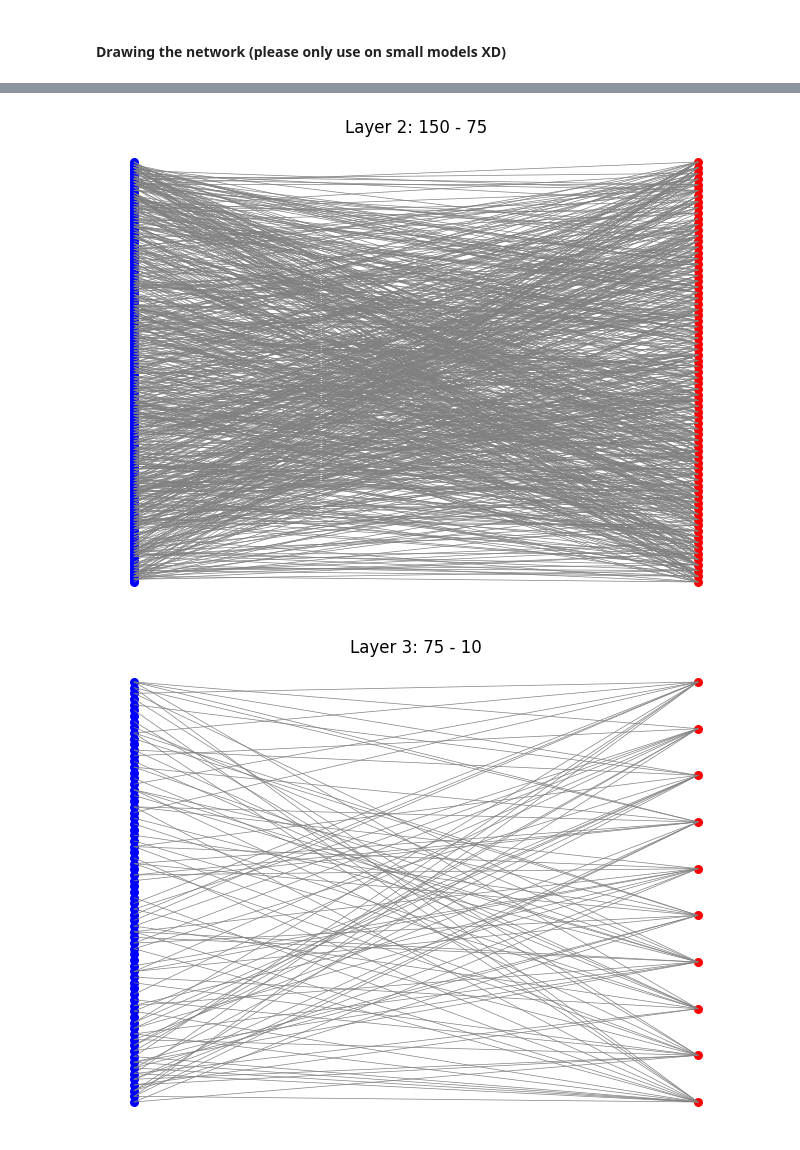
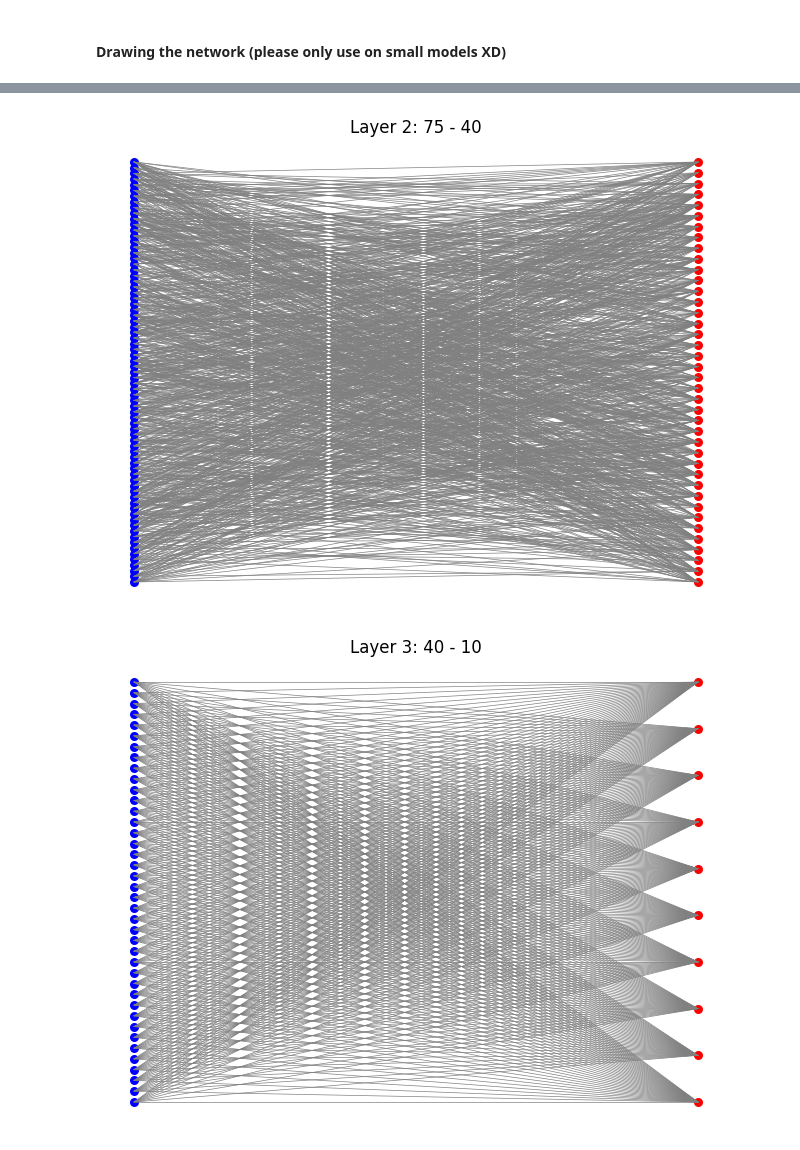
Before and after one commit to JobMeulenbeld/ML2_G13_SET_Optimization, a Jupyter notebook: SparseModel.ipynb, the cells around one changed output, grey strips where cells are left out. Saved outputs shown, nothing was run; the diff lists cells and outputs as text; code cells hidden in the pictures.

```diff
--- a/SparseModel.ipynb
+++ b/SparseModel.ipynb
@@ -19,7 +19,7 @@ x_test  = x_test.reshape(10000, -1).astype("float32") / 255.0
 # %% [markdown]
 #### Using a PCA to reduce input dimensionality
 # %%
-pca = PCA(n_components=300)
+pca = PCA(n_components=100)
 x_train = pca.fit_transform(x_train)
 x_test = pca.transform(x_test)
 # %% [markdown]
@@ -27,9 +27,9 @@ x_test = pca.transform(x_test)
 # %%
 # Basic MLP
 model = models.Sequential([
-    layers.Input(shape=(300,)),
-    layers.Dense(150, activation="relu"),
+    layers.Input(shape=(100,)),
     layers.Dense(75, activation="relu"),
+    layers.Dense(40, activation="relu"),
     layers.Dense(10, activation="softmax"),
 ])
 
@@ -276,7 +280,7 @@ W1_after = model.layers[0].get_weights()[0]
 W2_after = model.layers[1].get_weights()[0]
 W3_after = model.layers[2].get_weights()[0]
 
-draw_layer_connections(W1_after, 300, 150, "Layer 1: 300 - 150")
-draw_layer_connections(W2_after, 150, 75, "Layer 2: 150 - 75")
-draw_layer_connections(W3_after, 75, 10, "Layer 3: 75 - 10")
+draw_layer_connections(W1_after, 100, 75, "Layer 1: 100 - 75")
+draw_layer_connections(W2_after, 75, 40, "Layer 2: 75 - 40")
+draw_layer_connections(W3_after, 40, 10, "Layer 3: 40 - 10")
 # %% [output]
@@ -284,5 +288,5 @@ draw_layer_connections(W3_after, 75, 10, "Layer 3: 75 - 10")
-[figure, old version]
+[figure, new version]
-[figure, old version]
+[figure, new version]
 # %%
 def prune(Weight, Mask):
     W = Weight.numpy()
```
Also changed, not shown: parts of 12 cells of this notebook.
